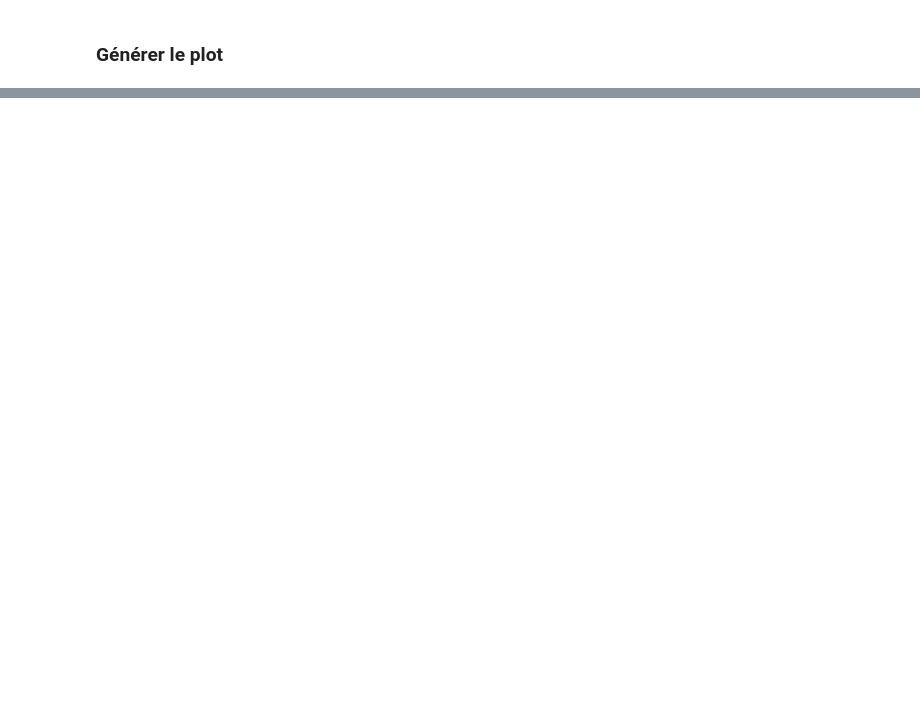
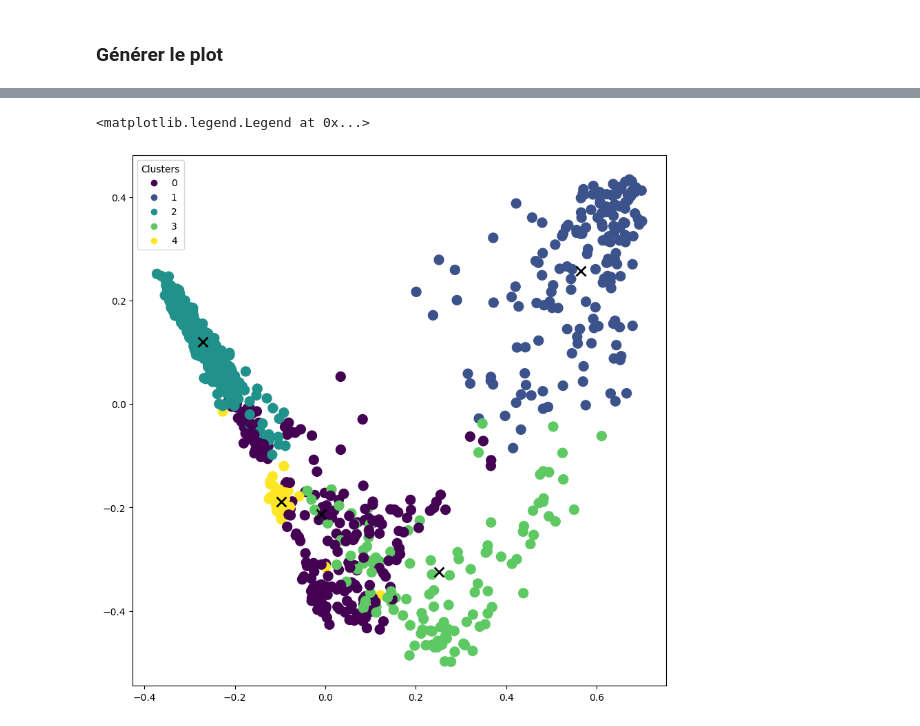
Before and after one commit to teresaazossiee/tac, a Jupyter notebook: tps/tp3/s2_clustering.ipynb, the cells around one changed output, grey strips where cells are left out. Saved outputs shown, nothing was run; the diff lists cells and outputs as text; code cells hidden in the pictures; blank space fills up the shorter version.

```diff
--- a/tps/tp3/s2_clustering.ipynb
+++ b/tps/tp3/s2_clustering.ipynb
@@ -135,16 +284,16 @@ reduced_vectors[:10]
 # %%
 x_axis = reduced_vectors[:, 0]
 y_axis = reduced_vectors[:, 1]
 
 plt.figure(figsize=(10,10))
-    # Generate colors for each cluster explicitly to avoid potential RcParams issues
-    colors = cm.rainbow(np.linspace(0, 1, N_CLUSTERS))
-    scatter_colors = [colors[cluster_id] for cluster_id in clusters]
-scatter = plt.scatter(x_axis, y_axis, s=100, c=scatter_colors)
+scatter = plt.scatter(x_axis, y_axis, s=100, c=clusters)
 
 # Ajouter les centroïdes
 centroids = pca.transform(km_model.cluster_centers_)
 plt.scatter(centroids[:, 0], centroids[:, 1],  marker = "x", s=100, linewidths = 2, color='black')
 
 # Ajouter la légende
 plt.legend(handles=scatter.legend_elements()[0], labels=set(clusters), title="Clusters")
+# %% [output]
+<matplotlib.legend.Legend at 0x...>
+[figure, added]
```
Also changed, not shown: parts of 18 cells of this notebook, 1 other file.
